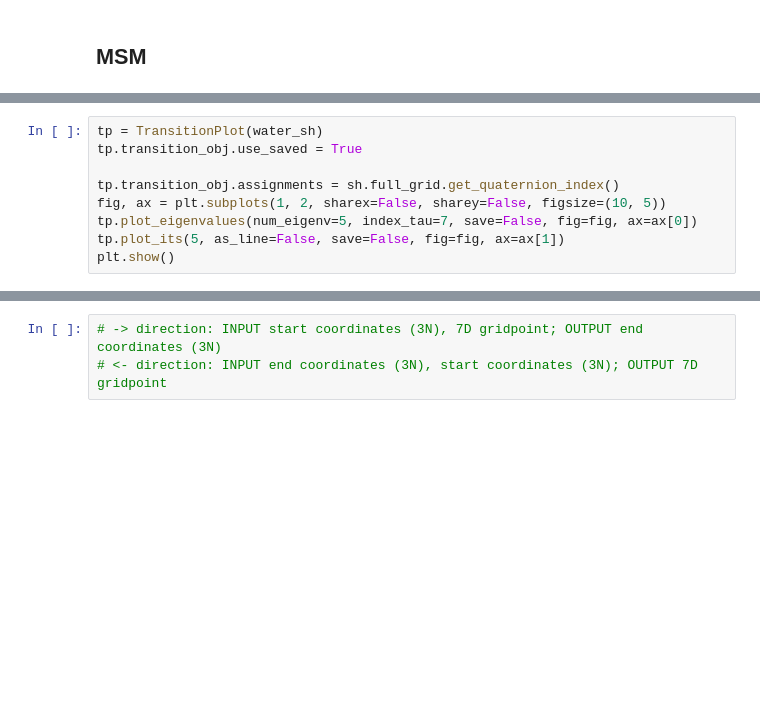
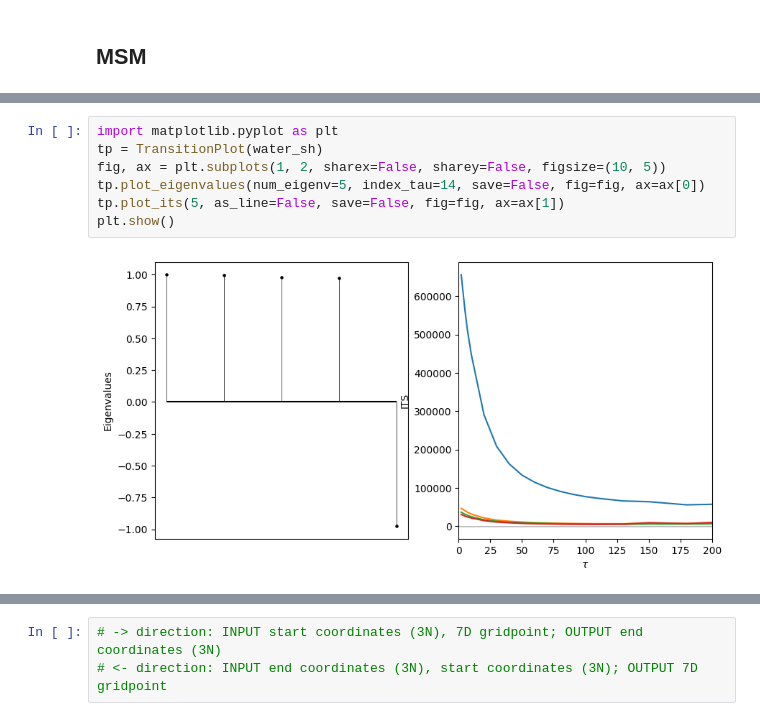
Before and after one commit to bkellerlab/molecularRotationalGrids, a Jupyter notebook: jupyter/Meeting_2024_02_14.ipynb, the cells around one changed output, grey strips where cells are left out. Drawn from its saved outputs; the diff is of its cells as text; blank space fills up the shorter version.

```diff
--- a/jupyter/Meeting_2024_02_14.ipynb
+++ b/jupyter/Meeting_2024_02_14.ipynb
@@ -599,12 +626,12 @@ water_MSM.get_eigenval_eigenvec(8)
 # %%
+import matplotlib.pyplot as plt
 tp = TransitionPlot(water_sh)
-tp.transition_obj.use_saved = True
-
-tp.transition_obj.assignments = sh.full_grid.get_quaternion_index()
 fig, ax = plt.subplots(1, 2, sharex=False, sharey=False, figsize=(10, 5))
-tp.plot_eigenvalues(num_eigenv=5, index_tau=7, save=False, fig=fig, ax=ax[0])
+tp.plot_eigenvalues(num_eigenv=5, index_tau=14, save=False, fig=fig, ax=ax[0])
 tp.plot_its(5, as_line=False, save=False, fig=fig, ax=ax[1])
 plt.show()
+# %% [output]
+[figure, added]
 # %%
 fig, ax = plt.subplots(3, sharex=True, sharey=True)
 for i in range(3):
```
Also changed, not shown: parts of 6 cells of this notebook, 1 other file.
